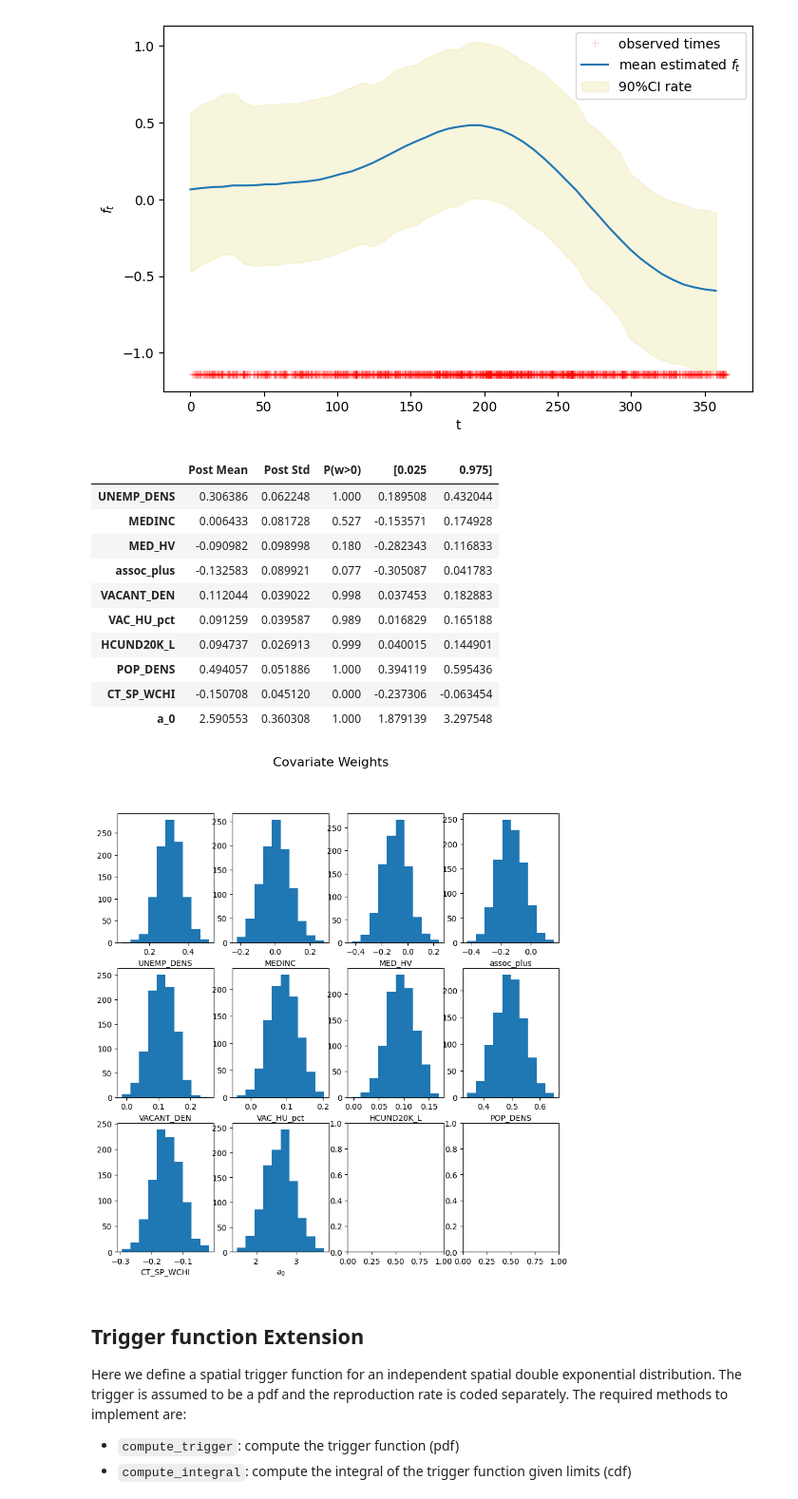
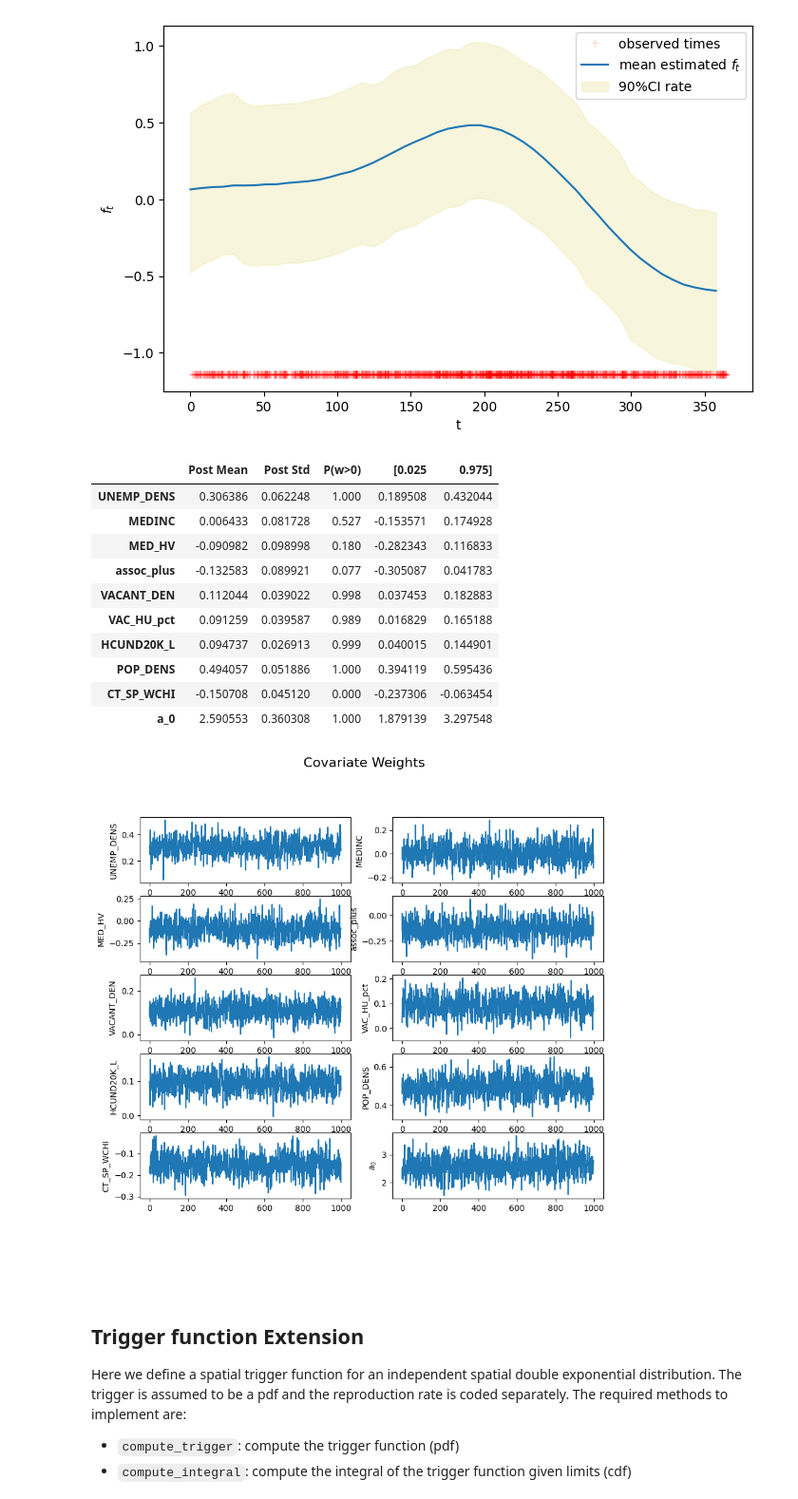
Before and after one commit to imanring/BSTPP, a Jupyter notebook: demo.ipynb, the cells around one changed output. Shown at 95% size. Drawn from its saved outputs; the diff is of its cells as text; code cells hidden in the pictures.

```diff
--- a/demo.ipynb
+++ b/demo.ipynb
@@ -70,20 +74,20 @@ model.plot_temporal()
 # %% [output]
 [figure]
 # %%
-model.cov_weight_post_summary()
+model.cov_weight_post_summary(trace=True)
 # %% [output]
 |  | Post Mean | Post Std | P(w>0) | [0.025 | 0.975] |
 | UNEMP_DENS | 0.306386 | 0.062248 | 1.000 | 0.189508 | 0.432044 |
 | MEDINC | 0.006433 | 0.081728 | 0.527 | -0.153571 | 0.174928 |
 | MED_HV | -0.090982 | 0.098998 | 0.180 | -0.282343 | 0.116833 |
 | assoc_plus | -0.132583 | 0.089921 | 0.077 | -0.305087 | 0.041783 |
 | VACANT_DEN | 0.112044 | 0.039022 | 0.998 | 0.037453 | 0.182883 |
 | VAC_HU_pct | 0.091259 | 0.039587 | 0.989 | 0.016829 | 0.165188 |
 | HCUND20K_L | 0.094737 | 0.026913 | 0.999 | 0.040015 | 0.144901 |
 | POP_DENS | 0.494057 | 0.051886 | 1.000 | 0.394119 | 0.595436 |
 | CT_SP_WCHI | -0.150708 | 0.045120 | 0.000 | -0.237306 | -0.063454 |
 | a_0 | 2.590553 | 0.360308 | 1.000 | 1.879139 | 3.297548 |
-[figure, old version]
+[figure, new version]
 # %% [markdown]
 ## Trigger function Extension
 Here we define a spatial trigger function for an independent spatial double exponential distribution. The trigger is assumed to be a pdf and the reproduction rate is coded separately. The required methods to implement are:
```
Also changed, not shown: parts of 16 cells of this notebook, 1 other file.
